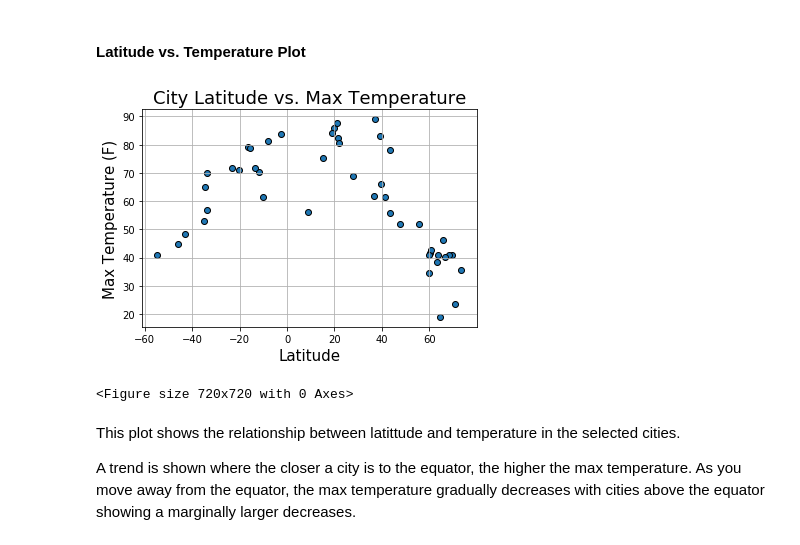
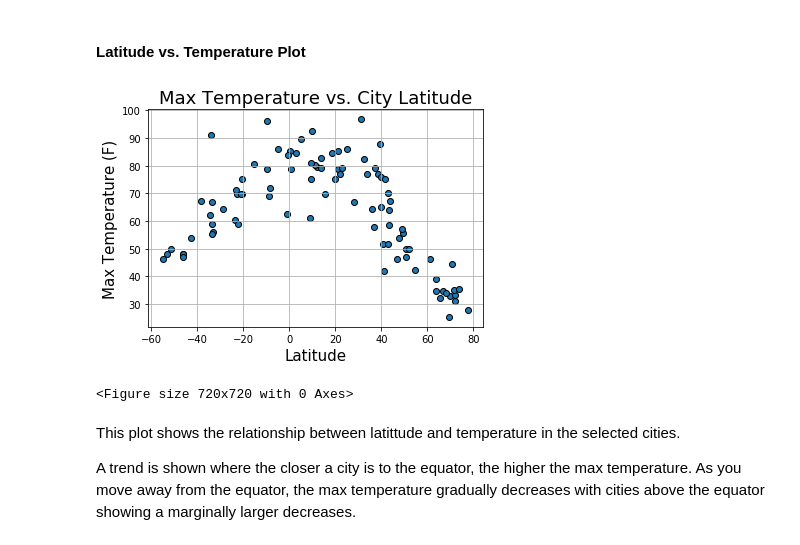
Before and after one commit to ASooklall/python-api-challenge, a Jupyter notebook: WeatherPy.ipynb, the cells around one changed output. Cells and saved outputs as stored; diff of their text form; code cells hidden in the pictures.

Commit message:
added lin reg plots and updated scatter plots

```diff
--- a/WeatherPy.ipynb
+++ b/WeatherPy.ipynb
@@ -147,7 +147,7 @@ for city in cities:
     else:
         print('City not found. Skipping...')
     # this if statement will limit the amount of cities checked, use to avoid running all 500+ cities
-    if record >= 50:
+    if record >= 100:
         break
     # sleep timer to prevent bandwidth maxing for API
     time.sleep(1)
@@ -222,13 +222,13 @@ weather_df.head(10)
 # %%
 lat_temp_plot = plt.scatter(weather_df['Lat'],weather_df['Max Temp'],marker='o',edgecolors='black')
 plt.grid()
-plt.title('City Latitude vs. Max Temperature',size=18)
+plt.title('Max Temperature vs. City Latitude',size=18)
 plt.xlabel('Latitude',size=15)
 plt.ylabel('Max Temperature (F)',size=15)
 plt.figure(figsize=(10, 10))
 plt.show()
 # %% [output]
-[figure, old version]
+[figure, new version]
 <Figure size 720x720 with 0 Axes>
 # %% [markdown]
 This plot shows the relationship between latittude and temperature in the selected cities.
```
Also changed, not shown: parts of 21 cells of this notebook, 1 other file.
